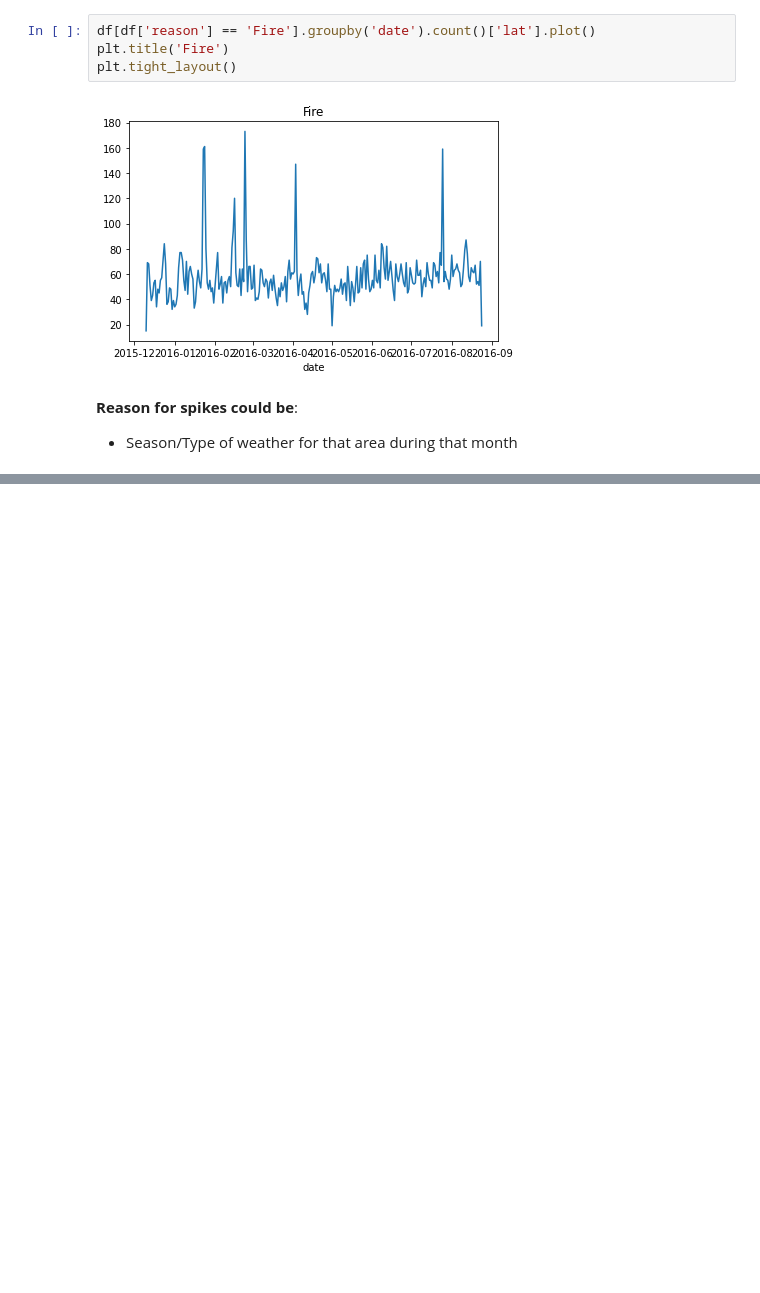
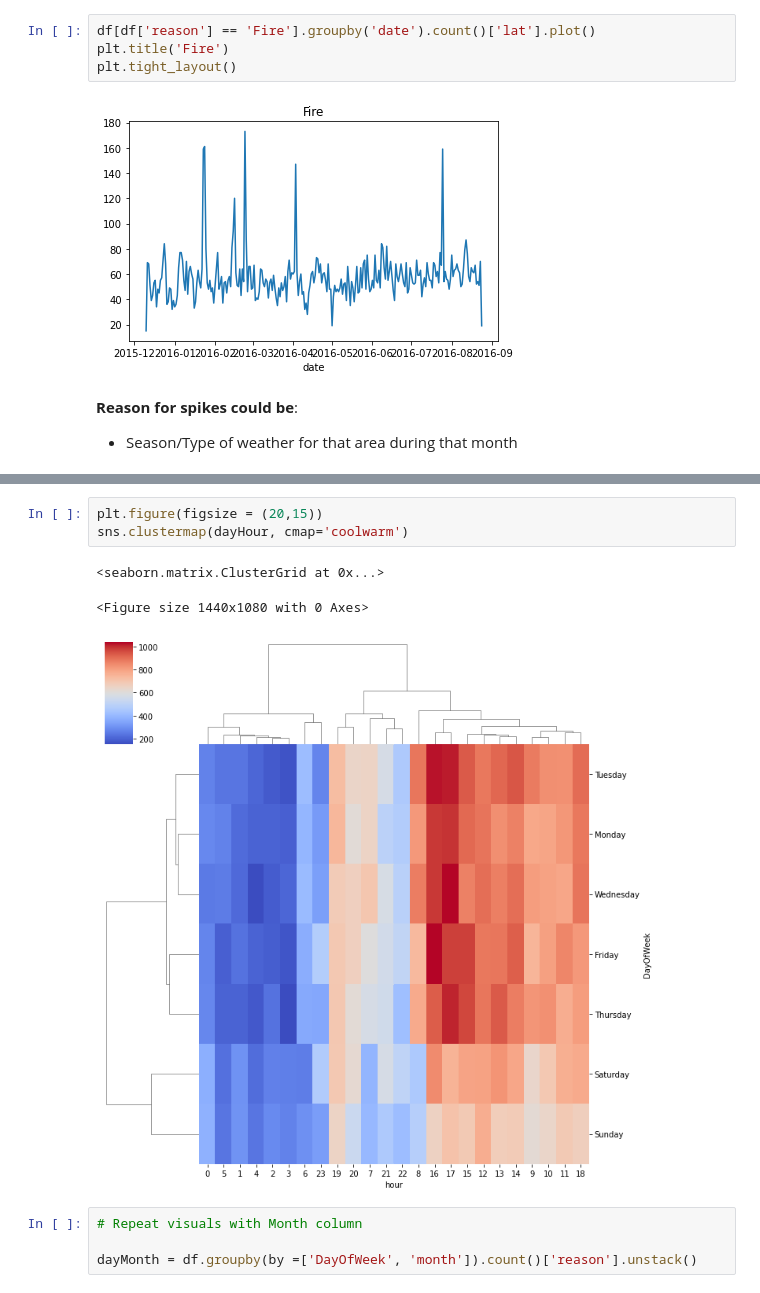
Before and after one commit to HunterKane/Capstone-Project---911-Call-Data, a Jupyter notebook: Capstone Project - 911 Calls Data .ipynb, the cells around one changed output, grey strips where cells are left out. Drawn from its saved outputs; the diff is of its cells as text; blank space fills up the shorter version.

```diff
--- a/Capstone Project - 911 Calls Data .ipynb
+++ b/Capstone Project - 911 Calls Data .ipynb
@@ -428,0 +437,11 @@ __Reason for spikes could be__:
+# %%
+plt.figure(figsize = (20,15))
+sns.clustermap(dayHour, cmap='coolwarm')
+# %% [output]
+<seaborn.matrix.ClusterGrid at 0x...>
+<Figure size 1440x1080 with 0 Axes>
+[figure, added]
+# %%
+# Repeat visuals with Month column
+
+dayMonth = df.groupby(by =['DayOfWeek', 'month']).count()['reason'].unstack()
```
Also changed, not shown: parts of 15 cells of this notebook.
